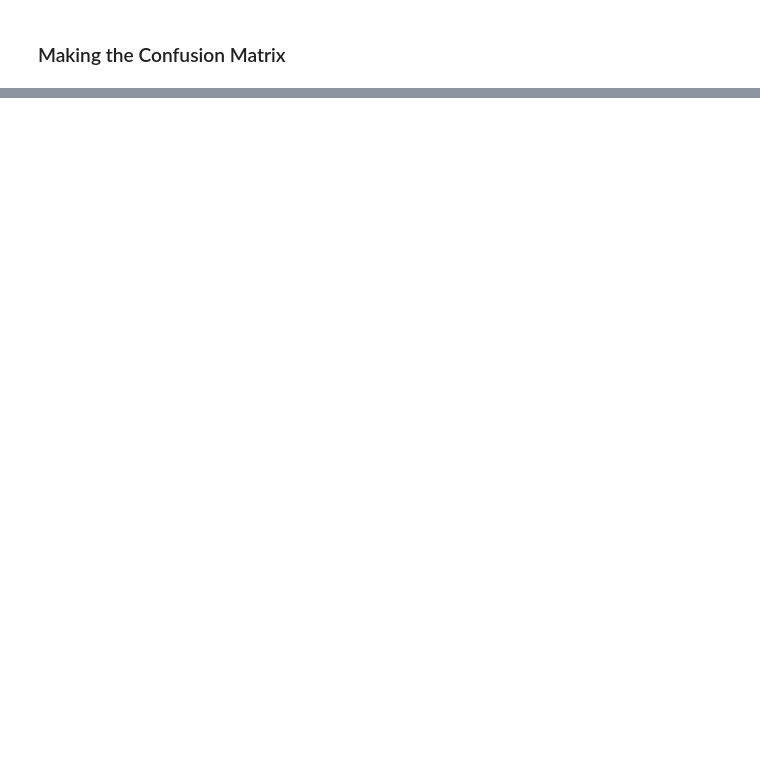
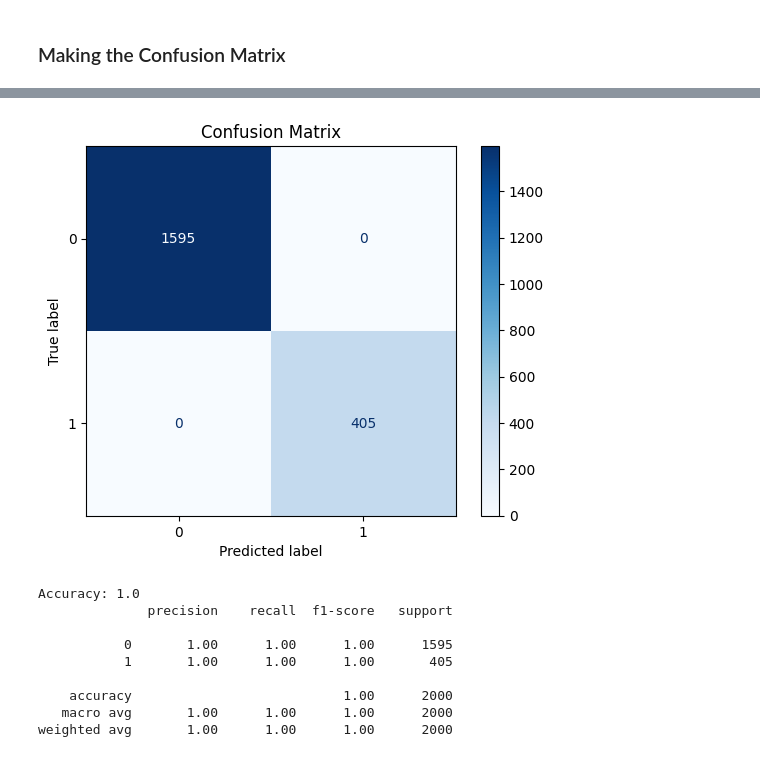
Before and after one commit to herzod/Machine-Learning-A-Z, a Jupyter notebook: Part 8 - Deep Learning/Section 39 - Artificial Neural Networks (ANN)/artificial_neural_network.ipynb, the cells around one changed output, grey strips where cells are left out. Drawn from its saved outputs; the diff is of its cells as text; code cells hidden in the pictures; blank space fills up the shorter version.

```diff
--- a/Part 8 - Deep Learning/Section 39 - Artificial Neural Networks (ANN)/artificial_neural_network.ipynb
+++ b/Part 8 - Deep Learning/Section 39 - Artificial Neural Networks (ANN)/artificial_neural_network.ipynb
@@ -197,0 +206,23 @@ accuracy_score(y_test, y_pred)
+# %%
+#Alternative: My Own
+from sklearn.metrics import ConfusionMatrixDisplay, accuracy_score, classification_report
+
+ConfusionMatrixDisplay.from_predictions(
+    y_test, y_pred, normalize=None,  # or 'true'/'pred' for rates
+    cmap='Blues', values_format='d'  # use '.2f' if normalized
+)
+plt.title('Confusion Matrix')
+plt.show()
+print('Accuracy:', accuracy_score(y_test, y_pred))
+print(classification_report(y_test, y_pred))
+# %% [output]
+[figure, added]
+Accuracy: 1.0
+              precision    recall  f1-score   support
+
+           0       1.00      1.00      1.00      1595
+           1       1.00      1.00      1.00       405
+
+    accuracy                           1.00      2000
+   macro avg       1.00      1.00      1.00      2000
+weighted avg       1.00      1.00      1.00      2000
```
Also changed, not shown: parts of 12 cells of this notebook.
